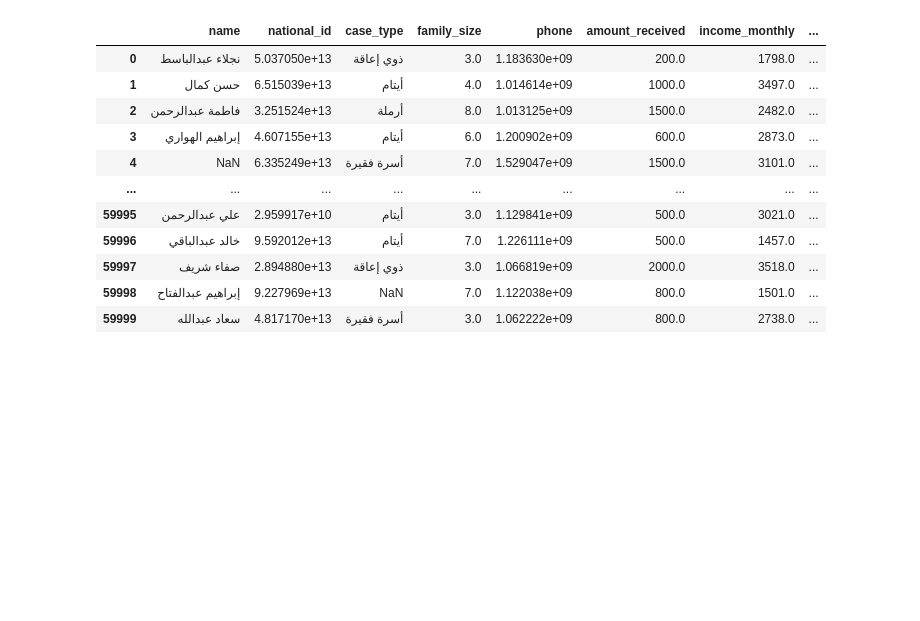
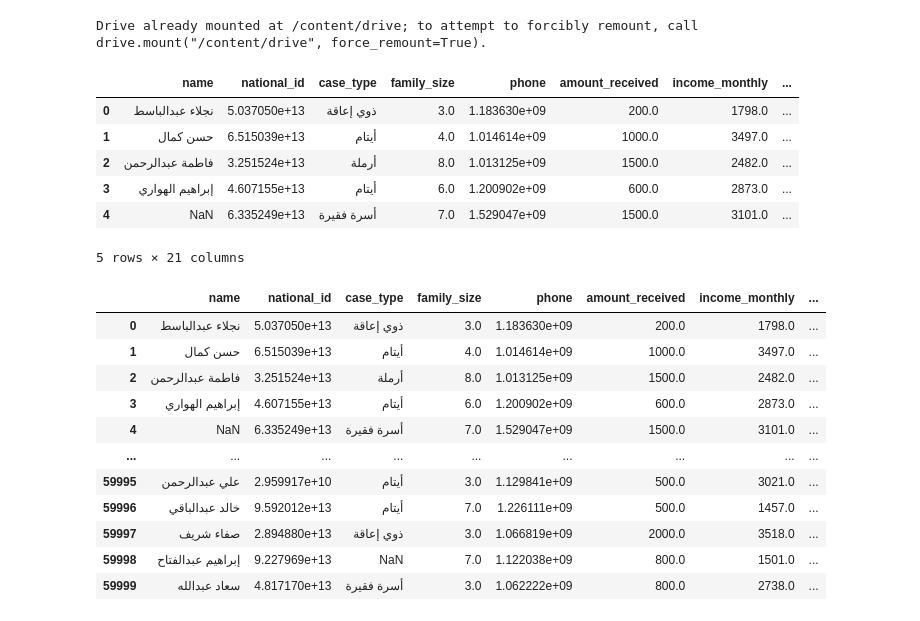
Before and after one commit to HazemmoAlsady/AWN_Graduation_Project, a Jupyter notebook: Alaa's edits/AWN_Model2.ipynb, the cells around one changed output. Cells and saved outputs as stored; diff of their text form; code cells hidden in the pictures; blank space fills up the shorter version.

```diff
--- a/Alaa's edits/AWN_Model2.ipynb
+++ b/Alaa's edits/AWN_Model2.ipynb
@@ -12,3 +10,23 @@ df = pd.read_excel("/content/awn_dataset.xlsx")
+# %%
+from google.colab import drive
+drive.mount('/content/drive')
+# %% [output]
+Drive already mounted at /content/drive; to attempt to forcibly remount, call drive.mount("/content/drive", force_remount=True).
+# %%
+import pandas as pd
+
+file_path = "/content/drive/MyDrive/awn_dataset.xlsx"
+df = pd.read_excel(file_path)
+
+df.head()
+# %% [output]
+|  | name | national_id | case_type | family_size | phone | amount_received | income_monthly | ... |
+| 0 | نجلاء عبدالباسط | 5.037050e+13 | ذوي إعاقة | 3.0 | 1.183630e+09 | 200.0 | 1798.0 | ... |
+| 1 | حسن كمال | 6.515039e+13 | أيتام | 4.0 | 1.014614e+09 | 1000.0 | 3497.0 | ... |
+| 2 | فاطمة عبدالرحمن | 3.251524e+13 | أرملة | 8.0 | 1.013125e+09 | 1500.0 | 2482.0 | ... |
+| 3 | إبراهيم الهواري | 4.607155e+13 | أيتام | 6.0 | 1.200902e+09 | 600.0 | 2873.0 | ... |
+| 4 | NaN | 6.335249e+13 | أسرة فقيرة | 7.0 | 1.529047e+09 | 1500.0 | 3101.0 | ... |
+5 rows × 21 columns
 # %%
 df
 # %% [output]
```
Also changed, not shown: parts of 26 cells of this notebook.
